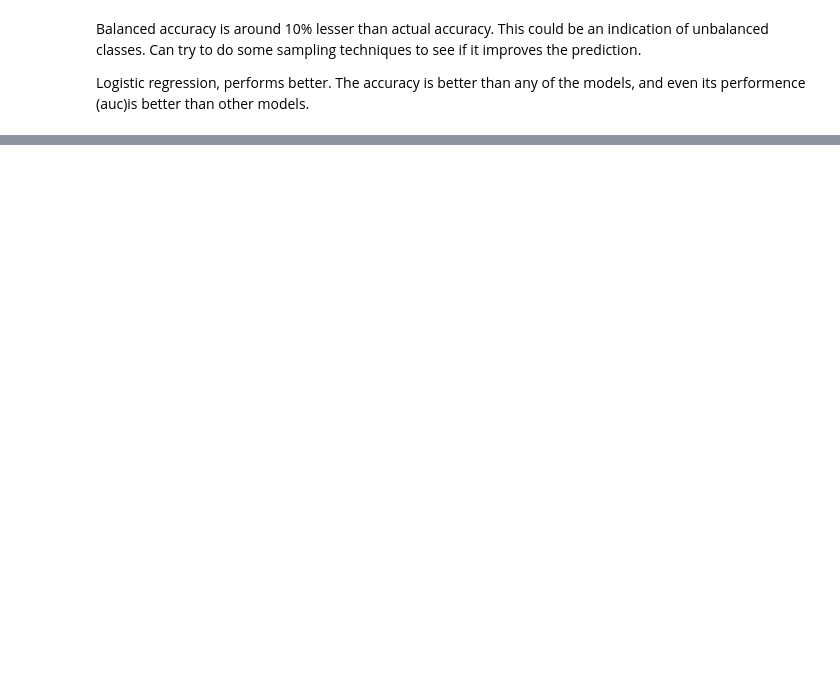
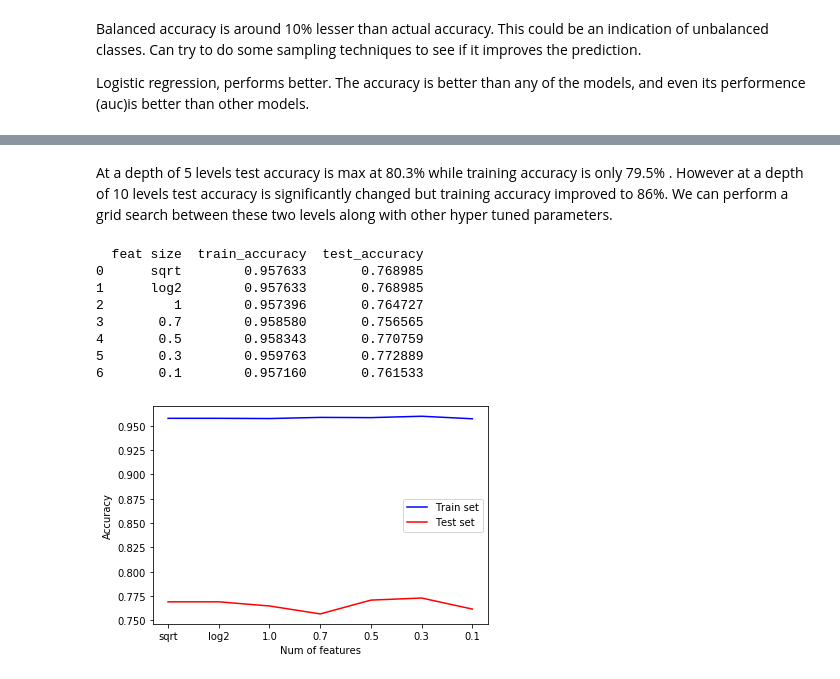
Before and after one commit to KanduriR/Kaggle-Telco-Customer-Churn, a Jupyter notebook: Telcom Churn - Modelling.ipynb, the cells around one changed output, grey strips where cells are left out. Drawn from its saved outputs; the diff is of its cells as text; code cells hidden in the pictures; blank space fills up the shorter version.

```diff
--- a/Telcom Churn - Modelling.ipynb
+++ b/Telcom Churn - Modelling.ipynb
@@ -299,0 +437,34 @@ Logistic regression, performs better. The accuracy is better than any of the mod
+# %% [markdown]
+At a depth of 5 levels test accuracy is max at 80.3% while training accuracy is only 79.5% .
+However at a depth of 10 levels test accuracy is significantly changed but training accuracy improved to 86%.
+We can perform a grid search between these two levels along with other hyper tuned parameters.
+# %%
+max_features_list = ['sqrt', 'log2', 1.0, 0.7, 0.5, 0.3, 0.1]
+
+test_results = []
+train_results = []
+
+for feat_size in max_features_list:
+    model2 = RandomForestClassifier(max_features = feat_size, random_state= 42)
+    model2.fit(X_train,y_train)
+    train_results.append(model2.score(X_train, y_train))
+    test_results.append(model2.score(X_test, y_test))
+
+print(DataFrame({'feat size':max_features_list, 'train_accuracy':train_results, 'test_accuracy':test_results}))
+
+plt.plot(max_features_list, train_results, 'b', label='Train set')
+plt.plot(max_features_list, test_results, 'r', label = 'Test set')
+plt.xlabel('Num of features')
+plt.ylabel('Accuracy')
+plt.legend()
+plt.show()
+# %% [output]
+  feat size  train_accuracy  test_accuracy
+0      sqrt        0.957633       0.768985
+1      log2        0.957633       0.768985
+2         1        0.957396       0.764727
+3       0.7        0.958580       0.756565
+4       0.5        0.958343       0.770759
+5       0.3        0.959763       0.772889
+6       0.1        0.957160       0.761533
+[figure, added]
```
Also changed, not shown: parts of 16 cells of this notebook.
